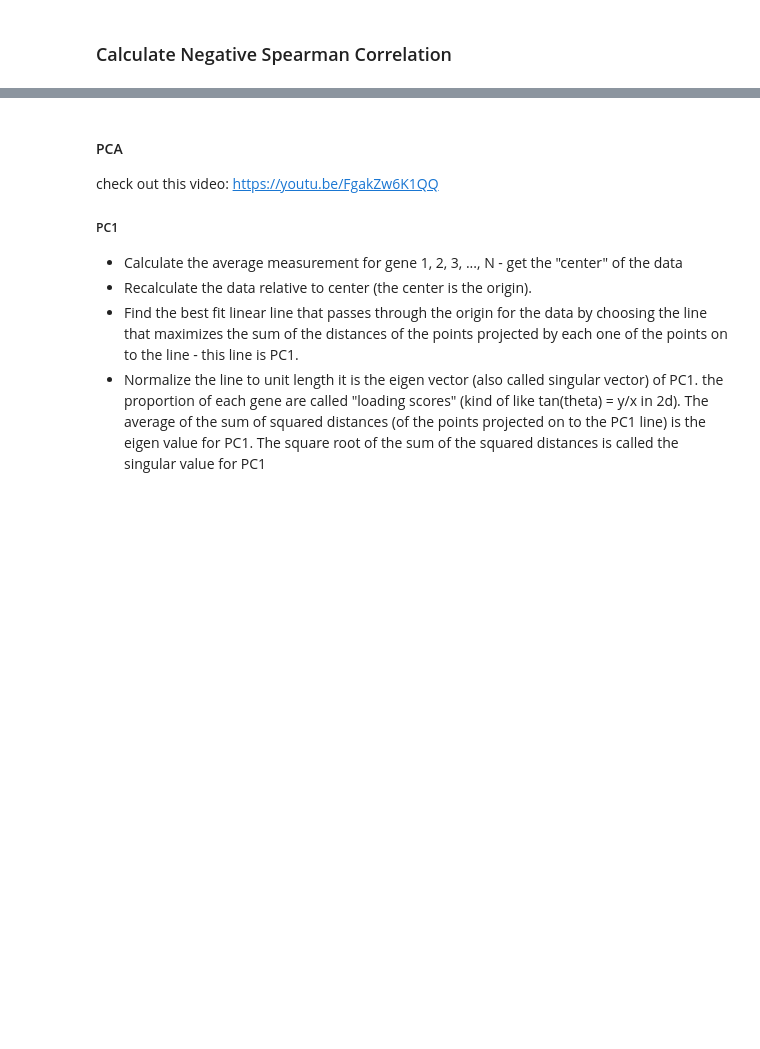
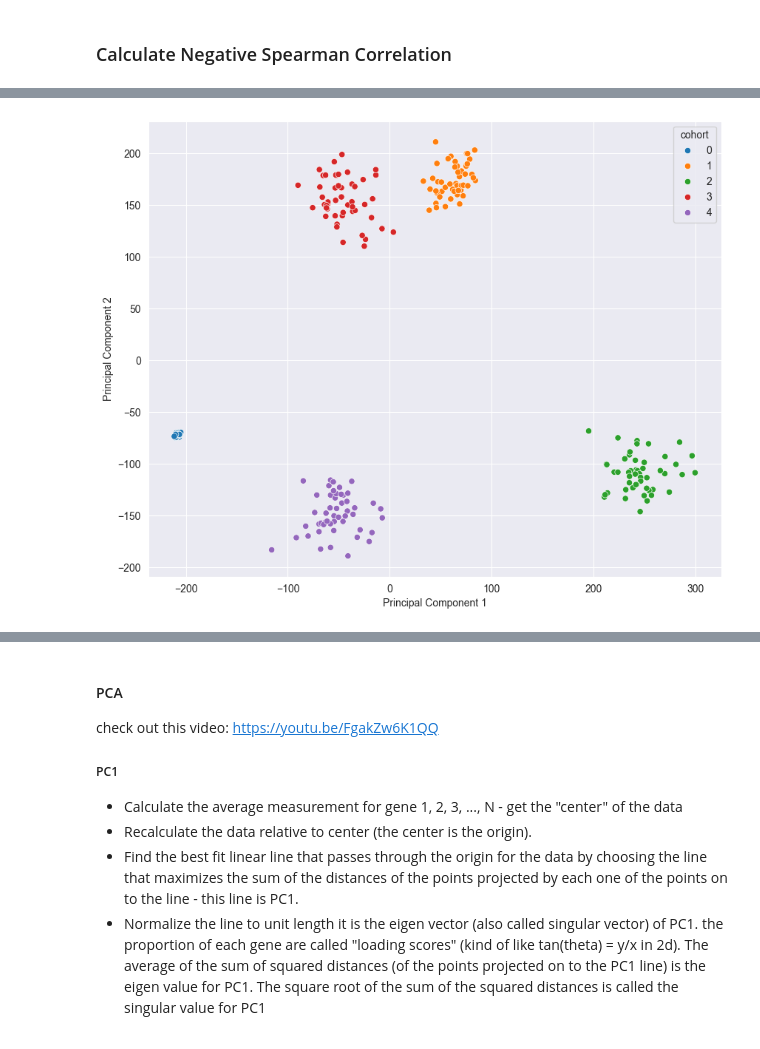
Before and after one commit to GalD101/GCL_Tool_BIU, a Jupyter notebook: Python/synthetic_data.ipynb, the cells around one changed output, grey strips where cells are left out. Cells and saved outputs as stored; diff of their text form; code cells hidden in the pictures; blank space fills up the shorter version.

```diff
--- a/Python/synthetic_data.ipynb
+++ b/Python/synthetic_data.ipynb
@@ -45,13 +46,14 @@ A gene is a node in the network with its connection's represented by the relevan
 We have <num_of_cohorts> cohorts, in each cohort we have <num_of_cells> (previously called M) cells, all cells in this cohort have evolved according to their corresponding weight matrix
 # %%
 # Initialize parameters
-N = 200  # Number of genes in a cell
-num_of_cells = 100#100  # (M) Number of cells in each cohort = # of defects matrices
-avg_deg = 3 # Average # of non-zero elements in the matrix W
+N = 100  # Number of genes in a cell
+num_of_cells = 50  #100  # (M) Number of cells in each cohort = # of defects matrices
+avg_deg = 3  # Average # of non-zero elements in the matrix W
 
 decide = lambda x: random.random() < x
-q = 1  # Affects the range of the random numbers generated
+q = 2  # Affects the range of the random numbers generated
 probability_spacing = 0.25  #0.05
+# I use the probability_spacing in order to determine the # of cohorts since if i would do that the other way around (which makes more sense), I will get floating point errors
 num_of_cohorts = int(1 / probability_spacing) + 1
 p = np.linspace(0, 1, num_of_cohorts)  # probability to create a defect
 W = [[np.zeros((N, N)) for _ in range(num_of_cells)] for ___ in range(
@@ -60,8 +62,8 @@ W = [[np.zeros((N, N)) for _ in range(num_of_cells)] for ___ in range(
 # I.C is an array where each element represents a cohort with different p and each cohort has an array of cells and each cell has a vector of initial conditions for each gene in the cell. initial_conditions[cohort index][defect index / cell index][gene index]
 initial_conditions = [[np.random.rand(N) for _ in range(num_of_cells)] for __ in range(num_of_cohorts)]
 
-num_of_time_stamps = 1000
-t_final = 20
+num_of_time_stamps = 1000  # Perhaps is unnecessary for solve_ivp (t_eval is optional)
+t_final = 20  # How will I know that 20 is enough to reach a steady state?
 t = np.linspace(0, t_final, num_of_time_stamps)
 # %%
 for cohort_index in range(num_of_cohorts):
@@ -70,7 +72,7 @@ for cohort_index in range(num_of_cohorts):
     # Set the base weight matrix for the current cohort
     # TODO: this is weird since I defined avg_deg as the average degree but I use it as a probability distribution (actual average might be different) maybe change that in the future
     # TODO: try to make the base model the same for all cohorts later
-    base_model = np.array([[np.random.uniform(0, 2 * q) if (gene_i != gene_j and decide(avg_deg / (N - 1))) else 0
+    base_model = np.array([[np.random.uniform(0, q) if (gene_i != gene_j and decide(avg_deg / (N - 1))) else 0
                             for gene_j in range(N)] for gene_i in range(N)])
 
     # The first iteration is useless since p[0] = 0 by definition, and it's a simple copy of base_model. Maybe change that in the future
@@ -81,18 +83,22 @@ for cohort_index in range(num_of_cohorts):
             for gene_j in range(N):
                 if base_model[gene_i, gene_j] != 0:
                     if decide(p[cohort_index]):
-                        # What if, by chance np.random.uniform(0, 2 * q) is the same as base_model[gene_i, gene_j] or if it is 0? these are edge cases that are rare and therefore not handled
-                        W[cohort_index][defect_index][gene_i, gene_j] = np.random.uniform(0, 2 * q)
+                        # What if, by chance np.random.uniform(0, q) is the same as base_model[gene_i, gene_j] or if it is 0? these are edge cases that are rare and therefore not handled
+                        W[cohort_index][defect_index][gene_i, gene_j] = np.random.uniform(0, q)
                     else:
                         W[cohort_index][defect_index][gene_i, gene_j] = base_model[gene_i, gene_j]
                 else:
                     W[cohort_index][defect_index][gene_i, gene_j] = 0
 # %%
-results = [[np.zeros((num_of_time_stamps, N)) for _ in range(num_of_cells)] for __ in range(num_of_cohorts)] # Initialize the results array
+results = [[np.zeros((num_of_time_stamps, N)) for _ in range(num_of_cells)] for __ in
+           range(num_of_cohorts)]  # Initialize the results array
 # results[cohort index][defect index][(row, column)] - rows represents timestamps, columns represent gene index
 
 # Solve the ODEs for each cell in each cohort (num_of_cells X num_of_cohorts systems of ODE's (each system has N (num_of_genes) ode's)) and the corresponding initial conditions for the cells
+B = 1#np.random.uniform(0.8, 1.2)
 for cohort_index in range(num_of_cohorts):
-    B = np.random.uniform(0.8, 1.2)
     for defect_index in range(num_of_cells):
-        results[cohort_index][defect_index] = solve_ivp(ode_system, [t[0], t[-1]], initial_conditions[cohort_index][defect_index], args=(W[cohort_index][defect_index], B), t_eval=t)["y"].T # Transpose the solution so that rows = timestamps and columns = gene index
+        results[cohort_index][defect_index] = \
+        solve_ivp(ode_system, [t[0], t[-1]], initial_conditions[cohort_index][defect_index],
+                  args=(W[cohort_index][defect_index], B), t_eval=t)[
+            "y"].T  # Transpose the solution so that rows = timestamps and columns = gene index
@@ -162,7 +120,8 @@ steady_state = np.zeros((num_of_cohorts, N, num_of_cells))
 
 for cohort_j in range(num_of_cohorts):
     for cell_index in range(num_of_cells):
-        steady_state[cohort_j, :, cell_index] = results[cohort_j][cell_index][-1]  # Get the last row (final time) of the cell (the steady state)
+        steady_state[cohort_j, :, cell_index] = results[cohort_j][cell_index][
+            -1]  # Get the last row (final time) of the cell (the steady state)
 # %%
 # Change 5 random genes in each cell in each cohort to 0
 num_of_zero_genes = 5
@@ -221,31 +184,34 @@ import seaborn as sns
 flattened_data = []
 cohort_labels = []
 
 # Flatten results and create cohort labels
 for cohort_index in range(num_of_cohorts):
     for cell_index in range(num_of_cells):
         # Flatten gene data for each cell and add to flattened_data
         flattened_data.append(results[cohort_index][cell_index].flatten())
         cohort_labels.append(cohort_index)
 
 # Convert to a DataFrame
 flattened_data = np.array(flattened_data)
 data_df = pd.DataFrame(flattened_data)
 
 # Step 2: Scale the data across all cells
 scaler = StandardScaler()
 scaled_data = scaler.fit_transform(data_df)
 
 # Step 3: Perform PCA
 pca = PCA(n_components=2)
 pca_data = pca.fit_transform(scaled_data)
 
 # Convert PCA result to a DataFrame and add cohort information
 pca_df = pd.DataFrame(data=pca_data, columns=['Principal Component 1', 'Principal Component 2'])
 pca_df['cohort'] = cohort_labels
 
 # Step 4: Plot the PCA results
 plt.figure(figsize=(10, 8))
-sns.scatterplot(x='Principal Component 1', y='Principal Component 2', hue='cohort', data=pca_df, palette='tab10', legend='full')
+sns.scatterplot(x='Principal Component 1', y='Principal Component 2', hue='cohort', data=pca_df, palette='tab10',
+                legend='full')
 # plt.title('PCA of All Cells by Cohort')
 plt.show()
+# %% [output]
+[figure, added]
```
Also changed, not shown: parts of 11 cells of this notebook.
